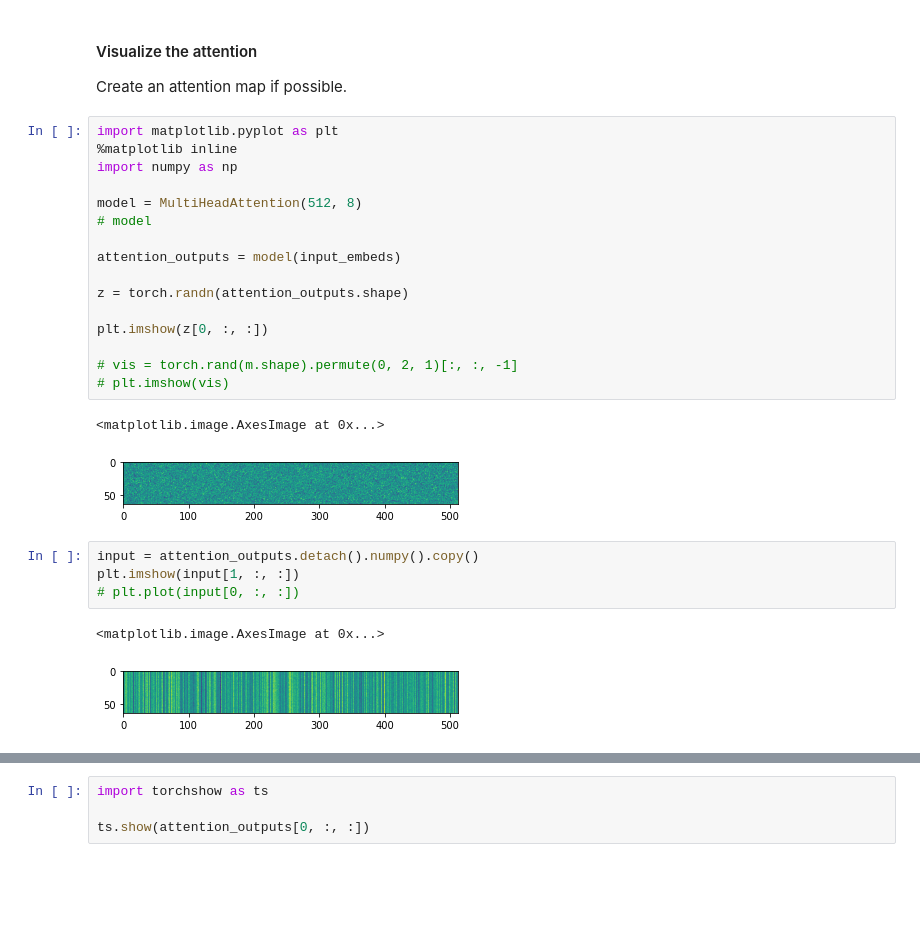
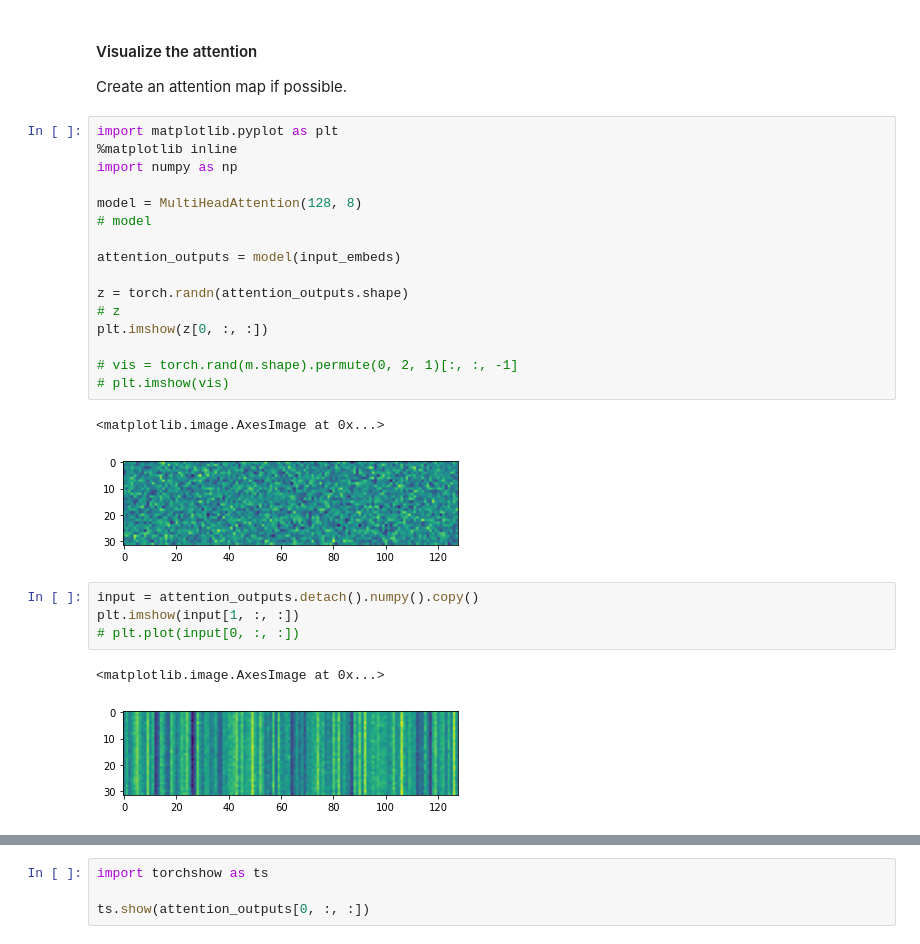
Before and after one commit to soumyadip1995/BabyGPT, a Jupyter notebook: Notebook/Multi_head_attention.ipynb, the cells around one changed output, grey strips where cells are left out. Cells and saved outputs as stored; diff of their text form; blank space fills up the shorter version.

```diff
--- a/Notebook/Multi_head_attention.ipynb
+++ b/Notebook/Multi_head_attention.ipynb
@@ -418,26 +418,26 @@ Create an attention map if possible.
 # %%
 import matplotlib.pyplot as plt
 %matplotlib inline
 import numpy as np
 
-model = MultiHeadAttention(512, 8)
+model = MultiHeadAttention(128, 8)
 # model
 
 attention_outputs = model(input_embeds)
 
 z = torch.randn(attention_outputs.shape)
-
+# z
 plt.imshow(z[0, :, :])
 
 # vis = torch.rand(m.shape).permute(0, 2, 1)[:, :, -1]
 # plt.imshow(vis)
 # %% [output]
 <matplotlib.image.AxesImage at 0x...>
-[figure, old version]
+[figure, new version]
 # %%
 input = attention_outputs.detach().numpy().copy()
 plt.imshow(input[1, :, :])
 # plt.plot(input[0, :, :])
 # %% [output]
 <matplotlib.image.AxesImage at 0x...>
-[figure, old version]
+[figure, new version]
```
Also changed, not shown: parts of 5 cells of this notebook.
